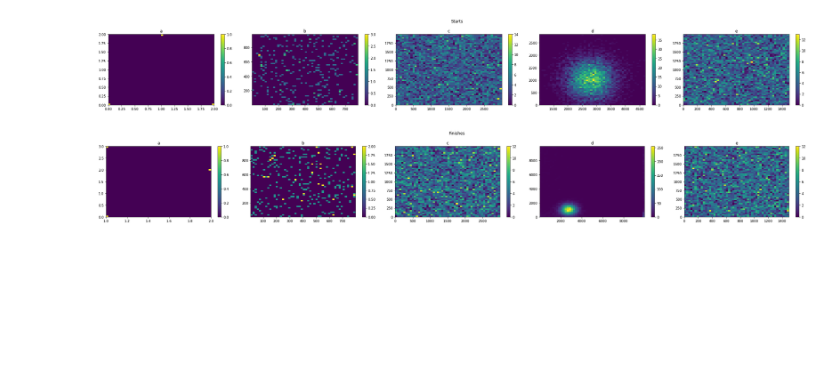
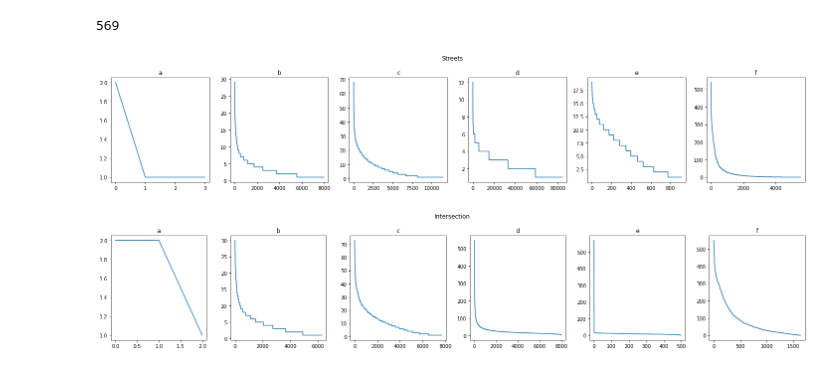
Before and after one commit to ikrets/hashcode-2021, a Jupyter notebook: stats.ipynb, the cells around one changed output. Drawn from its saved outputs; the diff is of its cells as text; code cells hidden in the pictures; blank space fills up the shorter version.

Commit message:
Plot stats

```diff
--- a/stats.ipynb
+++ b/stats.ipynb
@@ -42,4 +41,0 @@ df.sort_values(by="problem", inplace=True)
-# %%
-df["length"] = abs(df.y - df.b) + abs(df.x - df.a)
-# %%
-df["relative_start"] = df.s / df.t
@@ -76,5 +42,35 @@ def plot_starts_finishes(df):
-# %%
-plot_starts_finishes(df)
-# %% [output]
-[figure, removed]
-[figure, removed]
+# %%
+streets_dfs = pd.concat([df for df, _ in dfs])
+streets_dfs.sort_values(by="problem", inplace=True)
+cars_dfs = pd.concat([df for _, df in dfs])
+cars_dfs.sort_values(by="problem", inplace=True)
+# %%
+counts = cars_dfs.loc[cars_dfs.problem == "e", "end_intersection"].value_counts()
+# %%
+counts[499]
+# %% [output]
+569
+# %%
+fig, axes = plt.subplots(1, 6, figsize=(20, 4))
+for i, (problem, df) in enumerate(cars_dfs.groupby("problem")):
+    counts = df["end"].value_counts()
+    axes[i].plot(np.array(counts))
+    axes[i].set_title(problem)
+
+plt.suptitle("Streets")
+plt.tight_layout()
+plt.show()
+# %% [output]
+[figure, added]
+# %%
+fig, axes = plt.subplots(1, 6, figsize=(20, 4))
+for i, (problem, df) in enumerate(cars_dfs.groupby("problem")):
+    counts = df["end_intersection"].value_counts()
+    axes[i].plot(np.array(counts))
+    axes[i].set_title(problem)
+
+plt.suptitle("Intersection")
+plt.tight_layout()
+plt.show()
+# %% [output]
+[figure, added]
```
Also changed, not shown: parts of 8 cells of this notebook.
